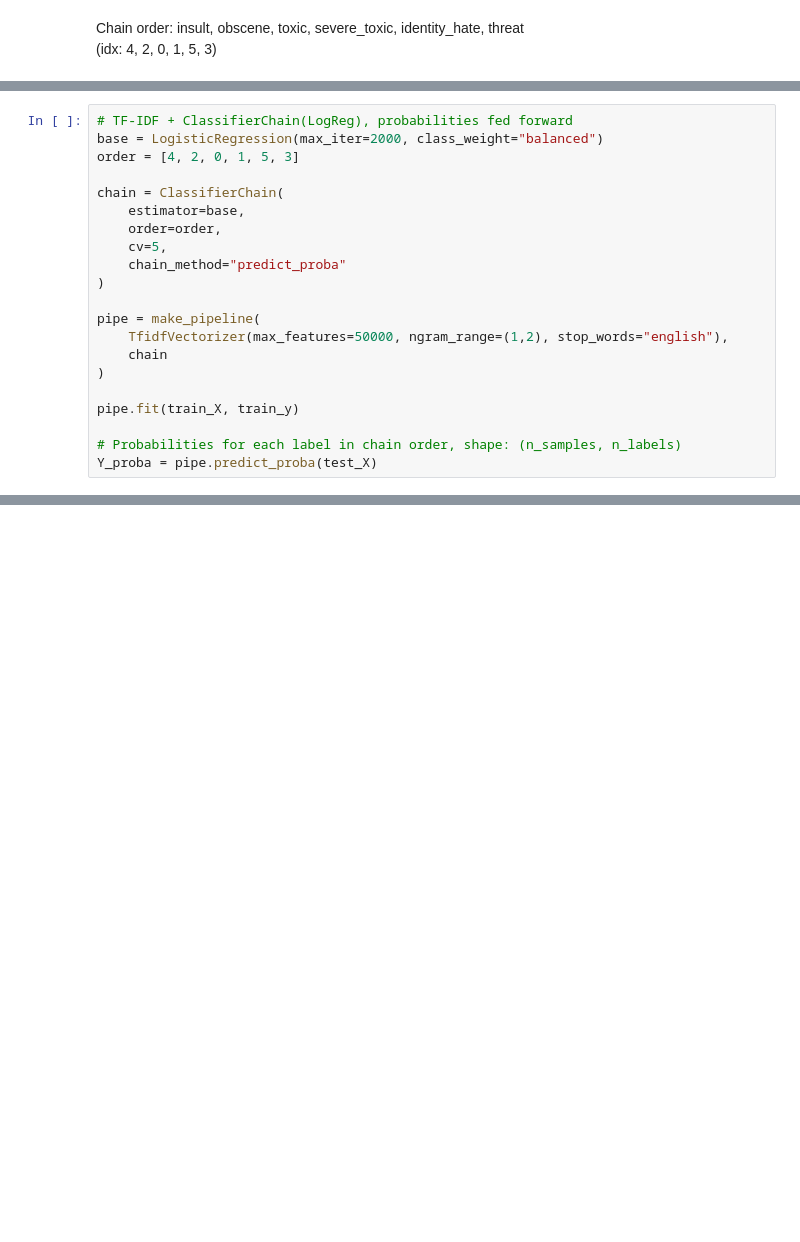
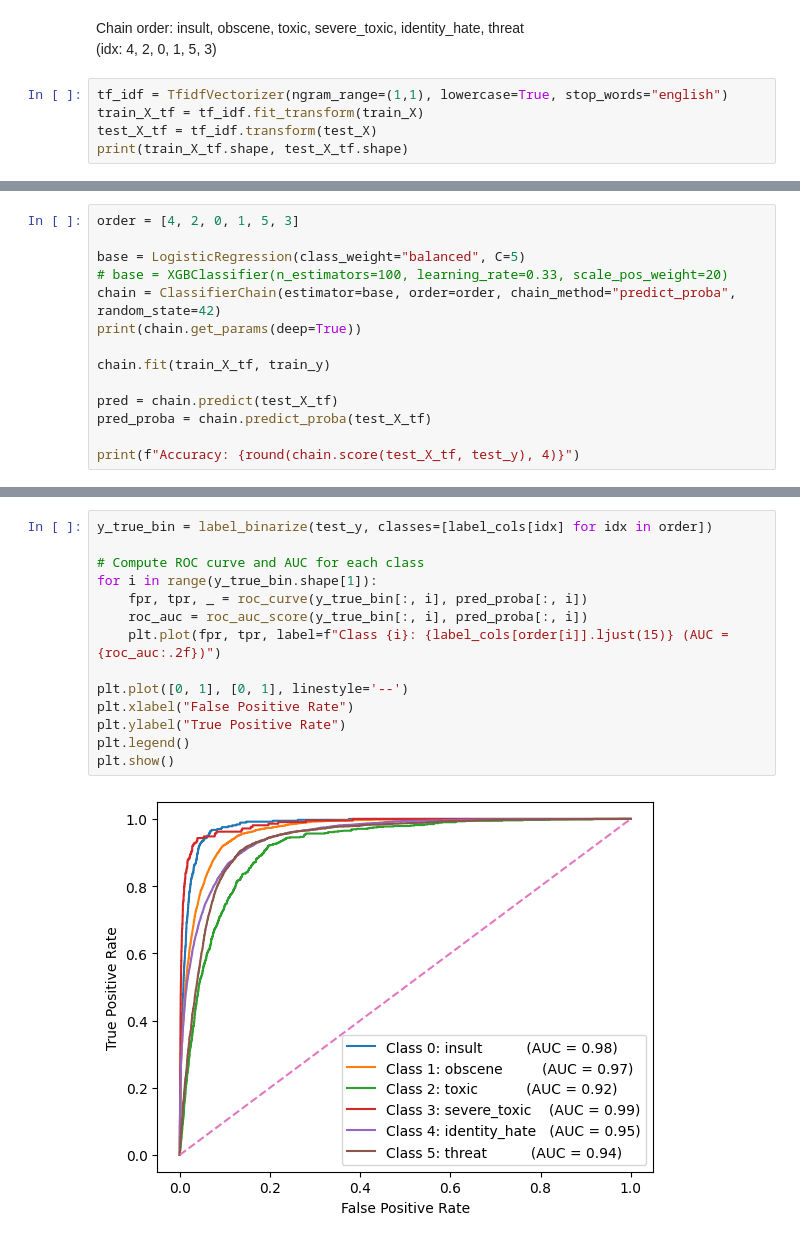
Before and after one commit to adv-11/ml-guardrails-project, a Jupyter notebook: output_guardrails/toxicity/evaluate_model.ipynb, the cells around one changed output, grey strips where cells are left out. Cells and saved outputs as stored; diff of their text form; blank space fills up the shorter version.

```diff
--- a/output_guardrails/toxicity/evaluate_model.ipynb
+++ b/output_guardrails/toxicity/evaluate_model.ipynb
@@ -22,3 +31,8 @@ test_y = test_labels_df_usable[label_cols]
 # %% [markdown]
 Chain order: insult, obscene, toxic, severe_toxic, identity_hate, threat
 (idx: 4, 2, 0, 1, 5, 3)
+# %%
+tf_idf = TfidfVectorizer(ngram_range=(1,1), lowercase=True, stop_words="english")
+train_X_tf = tf_idf.fit_transform(train_X)
+test_X_tf = tf_idf.transform(test_X)
+print(train_X_tf.shape, test_X_tf.shape)
@@ -25,21 +41,14 @@ Chain order: insult, obscene, toxic, severe_toxic, identity_hate, threat
 # %%
-# TF-IDF + ClassifierChain(LogReg), probabilities fed forward
-base = LogisticRegression(max_iter=2000, class_weight="balanced")
 order = [4, 2, 0, 1, 5, 3]
 
-chain = ClassifierChain(
-    estimator=base,
-    order=order,
-    cv=5,
-    chain_method="predict_proba"
-)
+base = LogisticRegression(class_weight="balanced", C=5)
+# base = XGBClassifier(n_estimators=100, learning_rate=0.33, scale_pos_weight=20)
+chain = ClassifierChain(estimator=base, order=order, chain_method="predict_proba", random_state=42)
+print(chain.get_params(deep=True))
 
-pipe = make_pipeline(
-    TfidfVectorizer(max_features=50000, ngram_range=(1,2), stop_words="english"),
-    chain
-)
+chain.fit(train_X_tf, train_y)
 
-pipe.fit(train_X, train_y)
+pred = chain.predict(test_X_tf)
+pred_proba = chain.predict_proba(test_X_tf)
 
-# Probabilities for each label in chain order, shape: (n_samples, n_labels)
-Y_proba = pipe.predict_proba(test_X)
+print(f"Accuracy: {round(chain.score(test_X_tf, test_y), 4)}")
@@ -45,0 +74,16 @@ Y_proba = pipe.predict_proba(test_X)
+# %%
+y_true_bin = label_binarize(test_y, classes=[label_cols[idx] for idx in order])
+
+# Compute ROC curve and AUC for each class
+for i in range(y_true_bin.shape[1]):
+    fpr, tpr, _ = roc_curve(y_true_bin[:, i], pred_proba[:, i])
+    roc_auc = roc_auc_score(y_true_bin[:, i], pred_proba[:, i])
+    plt.plot(fpr, tpr, label=f"Class {i}: {label_cols[order[i]].ljust(15)} (AUC = {roc_auc:.2f})")
+
+plt.plot([0, 1], [0, 1], linestyle='--')
+plt.xlabel("False Positive Rate")
+plt.ylabel("True Positive Rate")
+plt.legend()
+plt.show()
+# %% [output]
+[figure, added]
```
Also changed, not shown: parts of 5 cells of this notebook.
